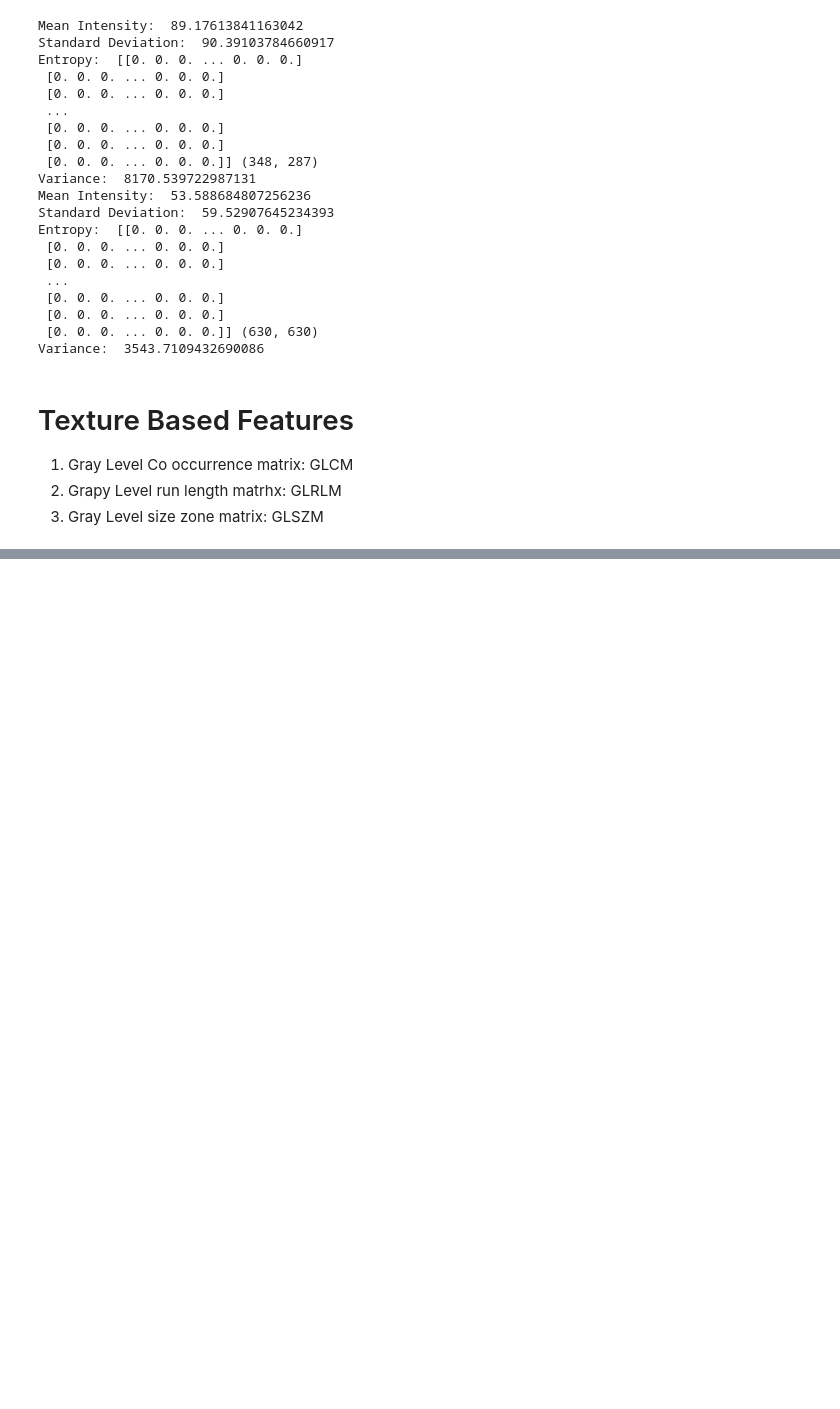
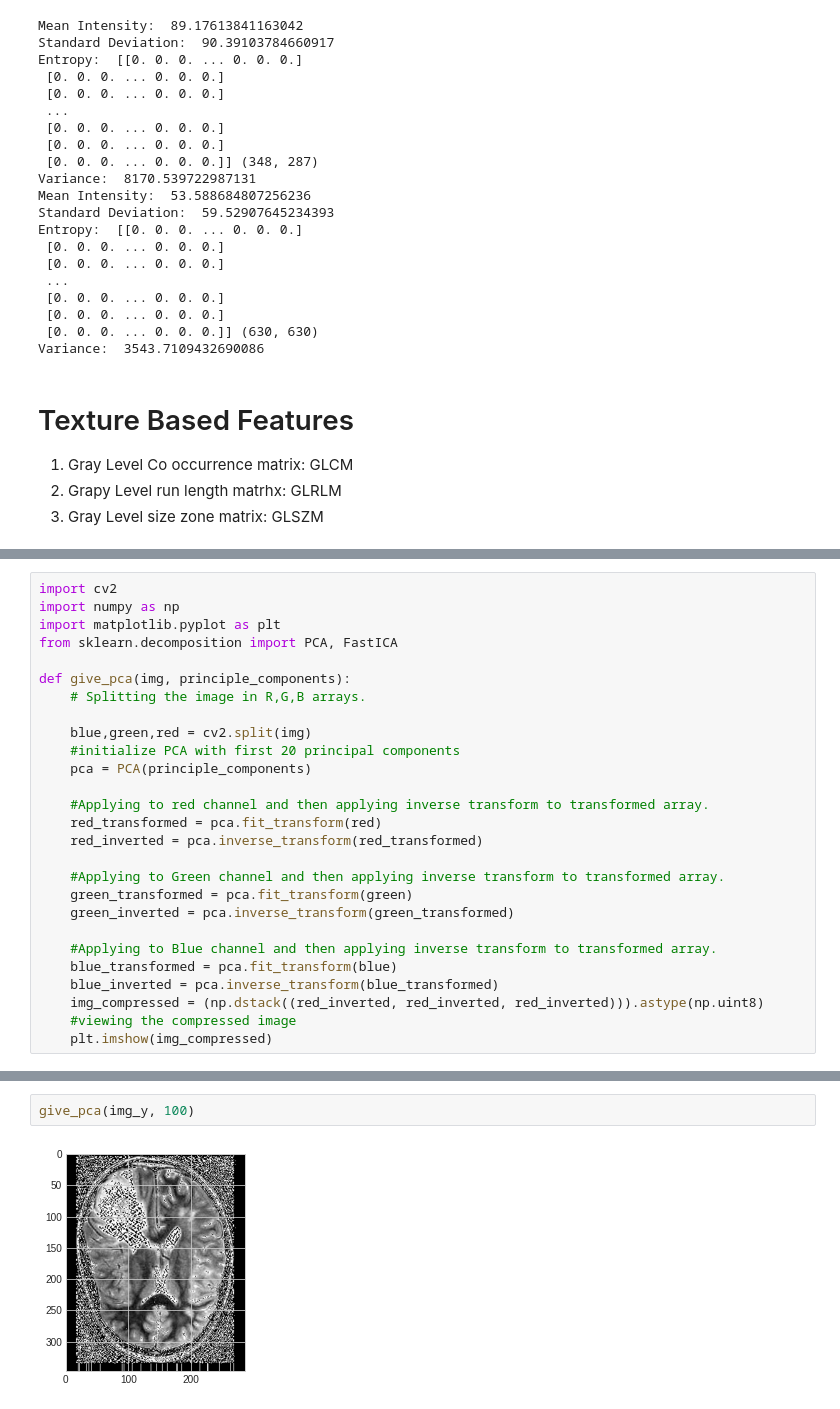
Before and after one commit to premanshsharma/Brain-Tumor-Detection, a Jupyter notebook: BrainTumorPreImgProcessing.ipynb, the cells around one changed output, grey strips where cells are left out. Saved outputs shown, nothing was run; the diff lists cells and outputs as text; blank space fills up the shorter version.

```diff
--- a/BrainTumorPreImgProcessing.ipynb
+++ b/BrainTumorPreImgProcessing.ipynb
@@ -372,0 +235,27 @@ TypeError: ignored
+# %%
+import cv2
+import numpy as np
+import matplotlib.pyplot as plt
+from sklearn.decomposition import PCA, FastICA
+
+def give_pca(img, principle_components):
+    # Splitting the image in R,G,B arrays.
+
+    blue,green,red = cv2.split(img)
+    #initialize PCA with first 20 principal components
+    pca = PCA(principle_components)
+
+    #Applying to red channel and then applying inverse transform to transformed array.
+    red_transformed = pca.fit_transform(red)
+    red_inverted = pca.inverse_transform(red_transformed)
+
+    #Applying to Green channel and then applying inverse transform to transformed array.
+    green_transformed = pca.fit_transform(green)
+    green_inverted = pca.inverse_transform(green_transformed)
+
+    #Applying to Blue channel and then applying inverse transform to transformed array.
+    blue_transformed = pca.fit_transform(blue)
+    blue_inverted = pca.inverse_transform(blue_transformed)
+    img_compressed = (np.dstack((red_inverted, red_inverted, red_inverted))).astype(np.uint8)
+    #viewing the compressed image
+    plt.imshow(img_compressed)
@@ -372,0 +293,4 @@ TypeError: ignored
+# %%
+give_pca(img_y, 100)
+# %% [output]
+[figure, added]
```
Also changed, not shown: parts of 8 cells of this notebook.
